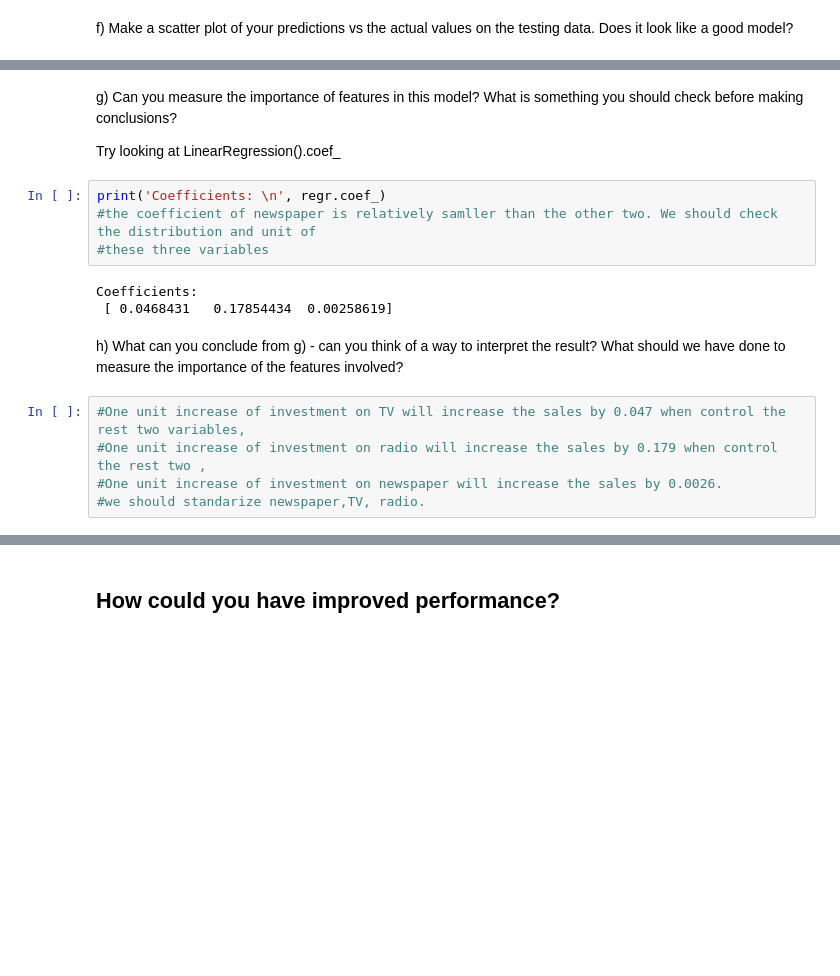
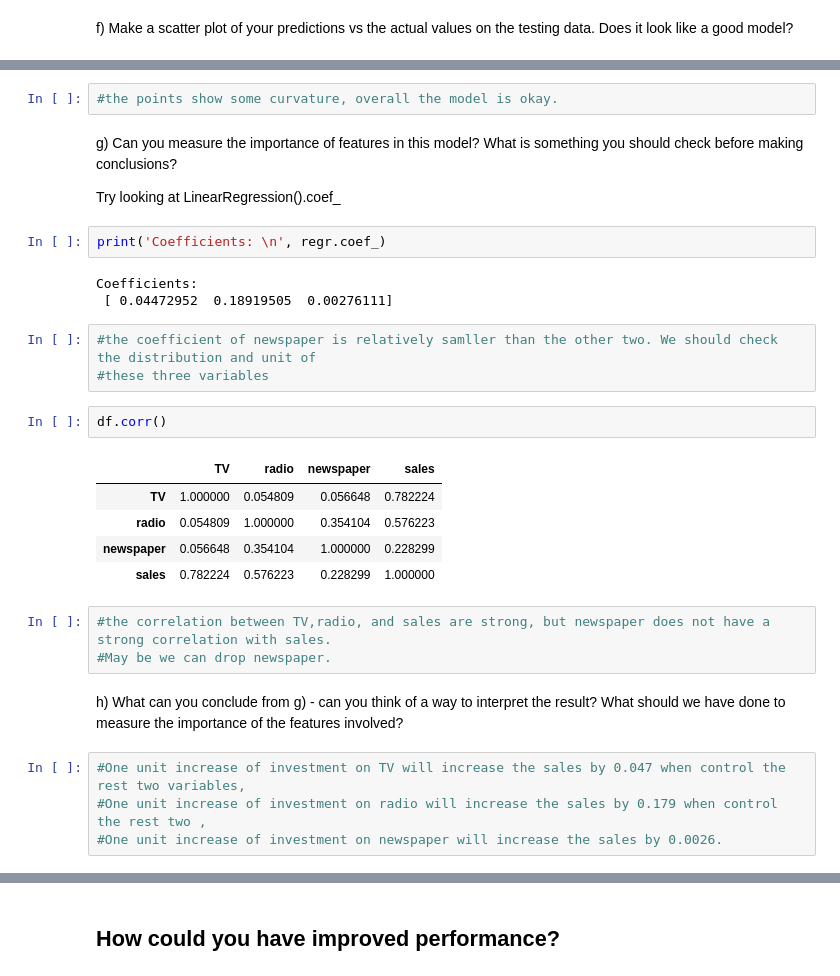
Before and after one commit to Columbia-Intro-Data-Science/python-introduction-linfocus, a Jupyter notebook: Homework 1 - LinJiang.ipynb, the cells around one changed output, grey strips where cells are left out. Cells and saved outputs as stored; diff of their text form; blank space fills up the shorter version.

```diff
--- a/Homework 1 - LinJiang.ipynb
+++ b/Homework 1 - LinJiang.ipynb
@@ -210,18 +168,31 @@ plt.show()
+# %%
+#the points show some curvature, overall the model is okay.
 # %% [markdown]
 g) Can you measure the importance of features in this model? What is something you should check before making conclusions?
 
 Try looking at LinearRegression().coef_
+# %%
+print('Coefficients: \n', regr.coef_)
+# %% [output]
+Coefficients:
+ [ 0.04472952  0.18919505  0.00276111]
 # %%
-print('Coefficients: \n', regr.coef_)
 #the coefficient of newspaper is relatively samller than the other two. We should check the distribution and unit of
 #these three variables
-# %% [output]
-Coefficients:
- [ 0.0468431   0.17854434  0.00258619]
+# %%
+df.corr()
+# %% [output]
+|  | TV | radio | newspaper | sales |
+| TV | 1.000000 | 0.054809 | 0.056648 | 0.782224 |
+| radio | 0.054809 | 1.000000 | 0.354104 | 0.576223 |
+| newspaper | 0.056648 | 0.354104 | 1.000000 | 0.228299 |
+| sales | 0.782224 | 0.576223 | 0.228299 | 1.000000 |
+# %%
+#the correlation between TV,radio, and sales are strong, but newspaper does not have a strong correlation with sales.
+#May be we can drop newspaper.
 # %% [markdown]
 h) What can you conclude from g) - can you think of a way to interpret the result? What should we have done to measure the importance of the features involved?
 # %%
 #One unit increase of investment on TV will increase the sales by 0.047 when control the rest two variables,
 #One unit increase of investment on radio will increase the sales by 0.179 when control the rest two ,
 #One unit increase of investment on newspaper will increase the sales by 0.0026.
-#we should standarize newspaper,TV, radio.
```
Also changed, not shown: parts of 15 cells of this notebook.
